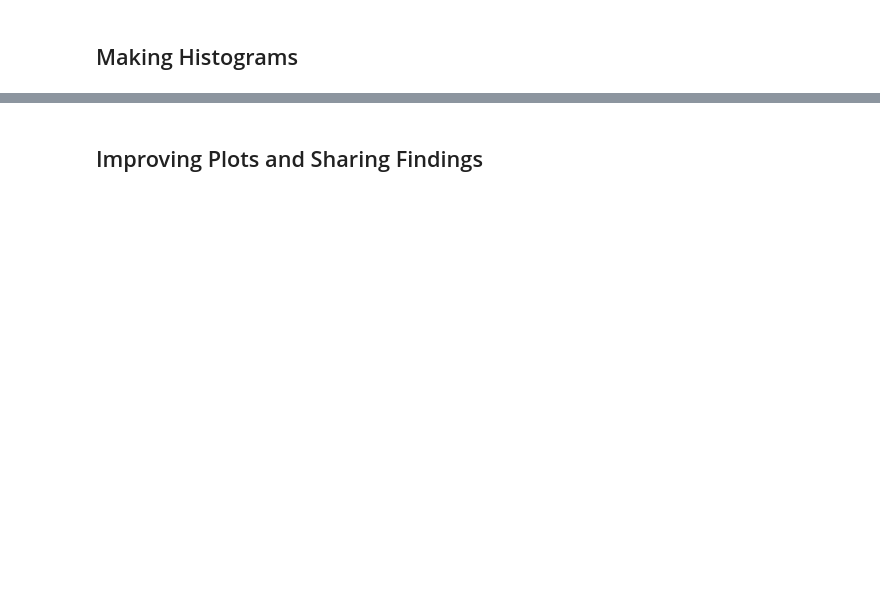
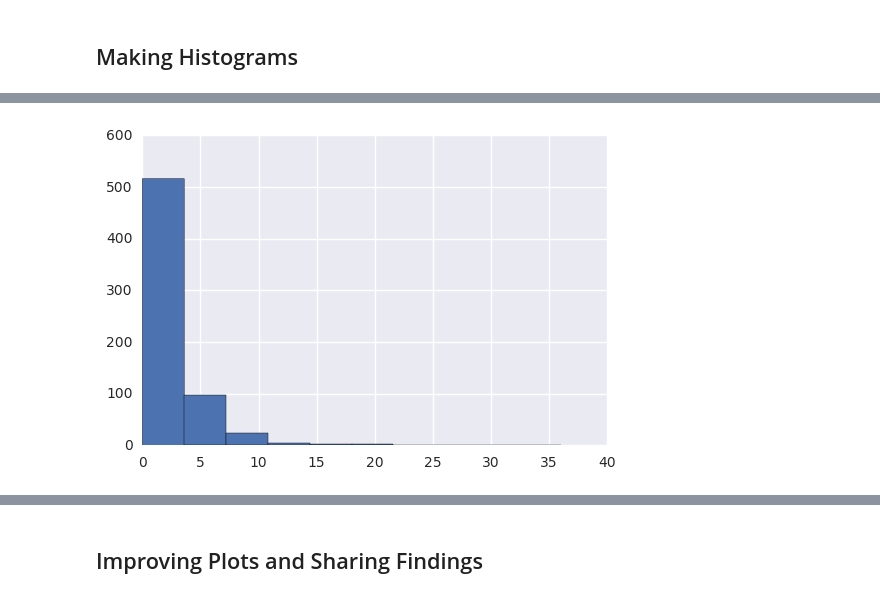
Before and after one commit to galvaresricardo/Udacity-Course-Data-Analysis-NanoDegree, a Jupyter notebook: Lesson 2/Exercise/L1_Starter_Code.ipynb, the cells around one changed output, grey strips where cells are left out. Saved outputs shown, nothing was run; the diff lists cells and outputs as text; code cells hidden in the pictures; blank space fills up the shorter version.

```diff
--- a/Lesson 2/Exercise/L1_Starter_Code.ipynb
+++ b/Lesson 2/Exercise/L1_Starter_Code.ipynb
@@ -353,0 +509,4 @@ non_passing_engagement =
+# %%
+making_hist(total_lessons_passing)
+# %% [output]
+[figure, added]
```
Also changed, not shown: parts of 29 cells of this notebook.
